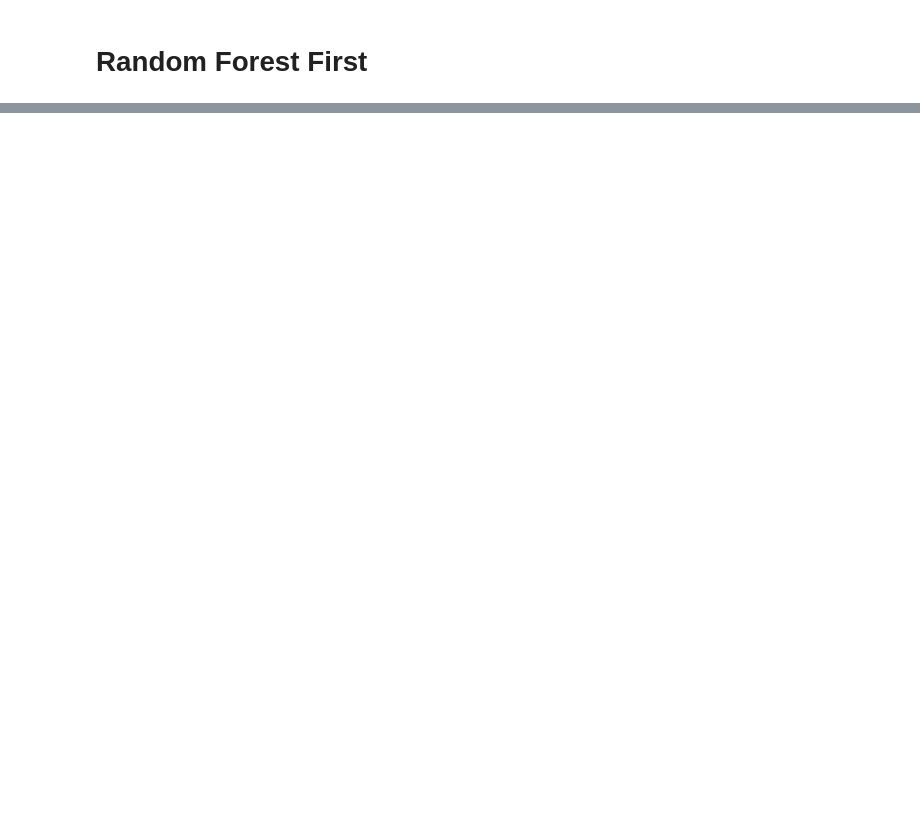
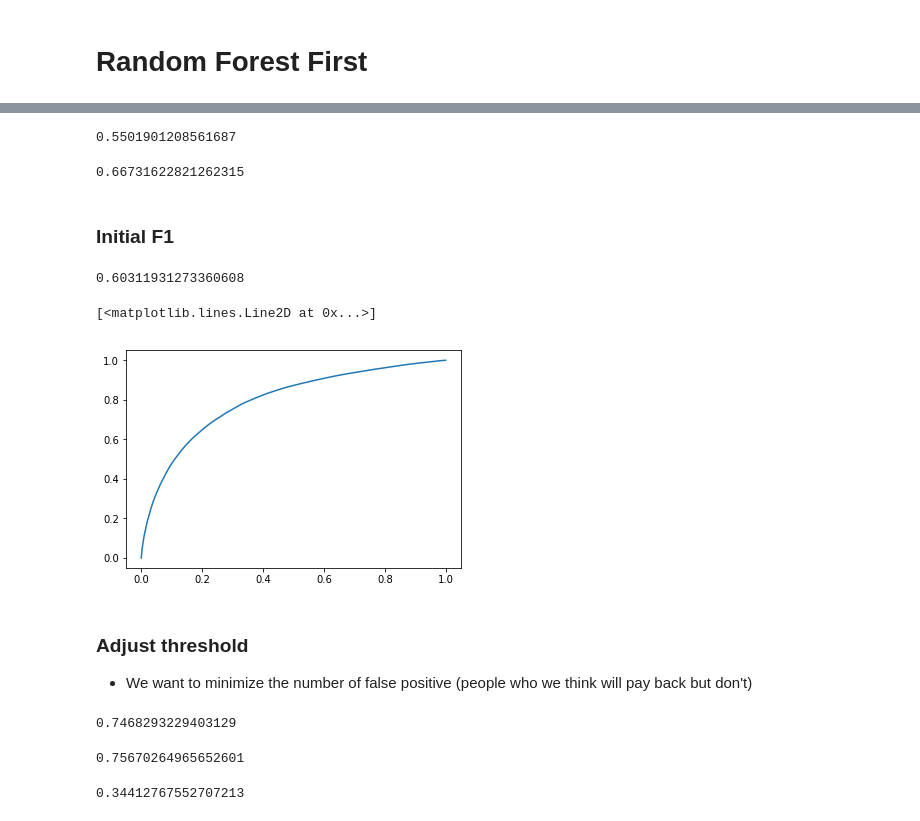
Before and after one commit to jonhilgart22/lending_club_automation, a Jupyter notebook: Model Fitting.ipynb, the cells around one changed output, grey strips where cells are left out. Drawn from its saved outputs; the diff is of its cells as text; code cells hidden in the pictures; blank space fills up the shorter version.

```diff
--- a/Model Fitting.ipynb
+++ b/Model Fitting.ipynb
@@ -226,7 +206,7 @@ memory usage: 1.1 GB
 # %% [markdown]
 # Random Forest First
 # %%
-rf = RandomForestClassifier(n_estimators=100, n_jobs=-1) #n_jobs -1 parallelize the tree building
+rf = RandomForestClassifier(n_estimators=300, n_jobs=-1) #n_jobs -1 parallelize the tree building
 # %%
 s = time.time()
 rf.fit(X_t,y_t)
@@ -237,0 +222,3 @@ training took 10.622568504015605 minutes
+# %%
+predictions = rf.predict(X_val)
+positive_probability_predictions = rf.predict_proba(X_val)[:,1]
@@ -241,0 +238,24 @@ accuracy_score(y_val, rf.predict(X_val))
+# %%
+recall_score(y_val, predictions)
+# %% [output]
+0.5501901208561687
+# %%
+precision_score(y_val, predictions)
+# %% [output]
+0.66731622821262315
+# %% [markdown]
+### Initial F1
+# %%
+f1_score(y_val, predictions)
+# %% [output]
+0.60311931273360608
+# %%
+fpr, tpr, thresholds = roc_curve(y_val, positive_probability_predictions)
+# %%
+plt.plot(fpr,tpr)
+# %% [output]
+[<matplotlib.lines.Line2D at 0x...>]
+[figure, added]
+# %% [markdown]
+### Adjust threshold
+- We want to minimize the number of false positive (people who we think will pay back but don't)
@@ -241,0 +264,12 @@ accuracy_score(y_val, rf.predict(X_val))
+# %%
+accuracy_score(y_val, p6_threshold )
+# %% [output]
+0.7468293229403129
+# %%
+precision_score(y_val,p6_threshold ) # up to 90% precision now
+# %% [output]
+0.75670264965652601
+# %%
+recall_score(y_val, p6_threshold)
+# %% [output]
+0.34412767552707213
```
Also changed, not shown: parts of 14 cells of this notebook, 2 other files.
